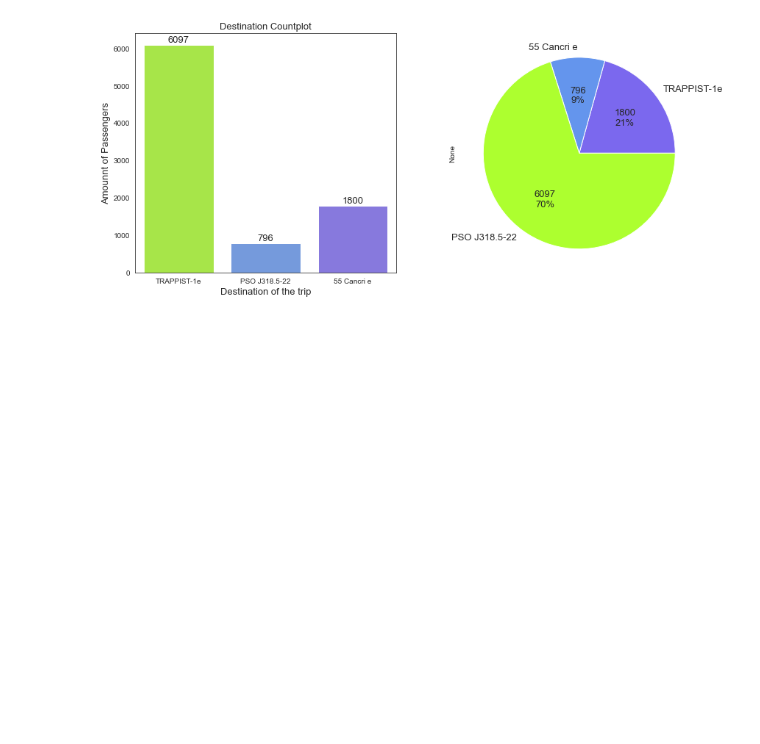
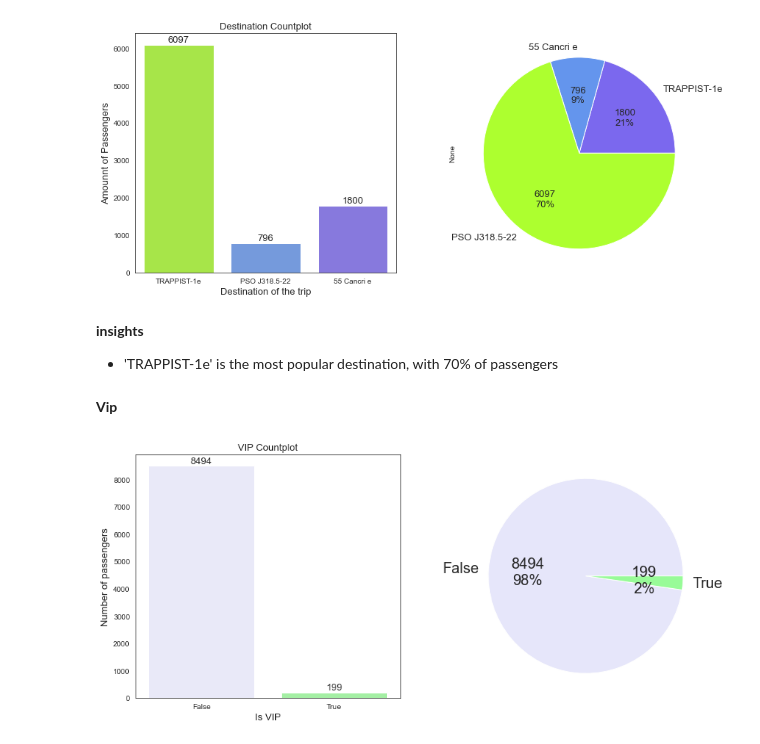
Before and after one commit to macedoti13/Spaceship-Titanic, a Jupyter notebook: TeleportedClassification.ipynb, the cells around one changed output. Drawn from its saved outputs; the diff is of its cells as text; code cells hidden in the pictures; blank space fills up the shorter version.

```diff
--- a/TeleportedClassification.ipynb
+++ b/TeleportedClassification.ipynb
@@ -365,3 +365,28 @@ df_train.groupby('Destination').size().plot(kind='pie', ax=ax2, autopct=label_fu
 plt.show()
 # %% [output]
 [figure]
+# %% [markdown]
+**insights**
+- 'TRAPPIST-1e' is the most popular destination, with 70% of passengers
+# %% [markdown]
+**Vip**
+# %%
+fig, (ax1, ax2) = plt.subplots(1, 2, figsize=(14, 6))
+
+# bar plot
+sns.countplot(x='VIP', data=df_train, ax=ax1, palette=['lavender', 'palegreen'])
+ax1.set_ylabel('Number of passengers', size=13)
+ax1.set_xlabel('Is VIP', size=13)
+ax1.set_title('VIP Countplot', size=13)
+for x in ax1.containers:
+    ax1.bar_label(x, size=13)
+
+# pie plot
+df_train.groupby('VIP').size().plot(kind='pie', ax=ax2, autopct=label_function,
+                                    labels=df_train.VIP.value_counts().index,
+                                    textprops={'fontsize':20}, colors=['lavender', 'palegreen'])
+ax2.set_ylabel('')
+
+plt.show()
+# %% [output]
+[figure, added]
```
Also changed, not shown: parts of 7 cells of this notebook.
